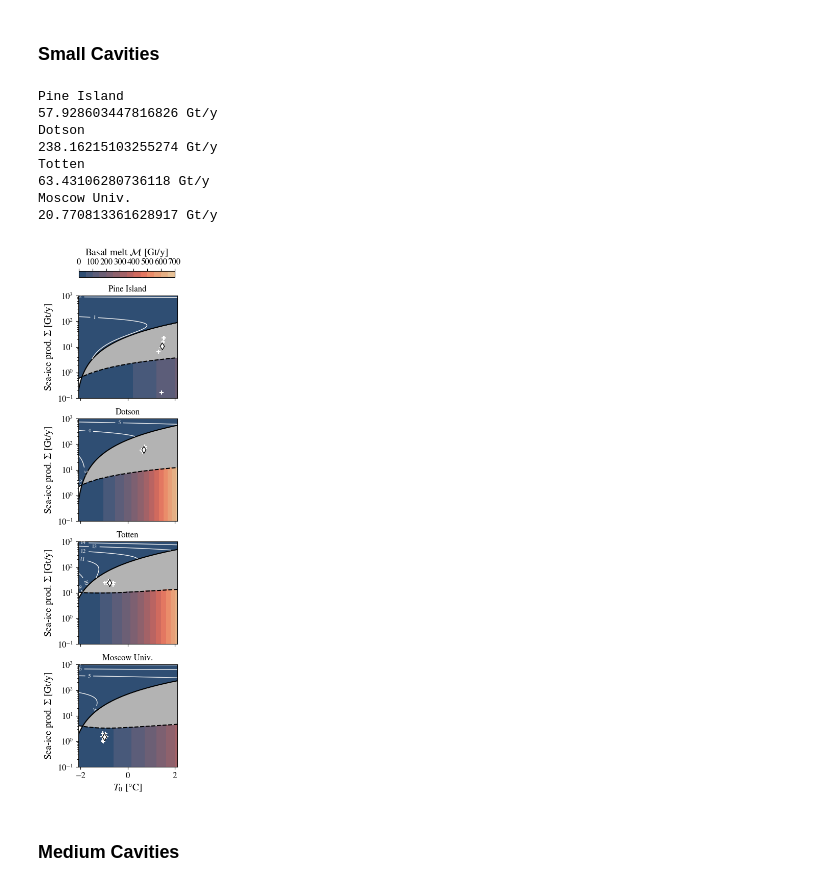
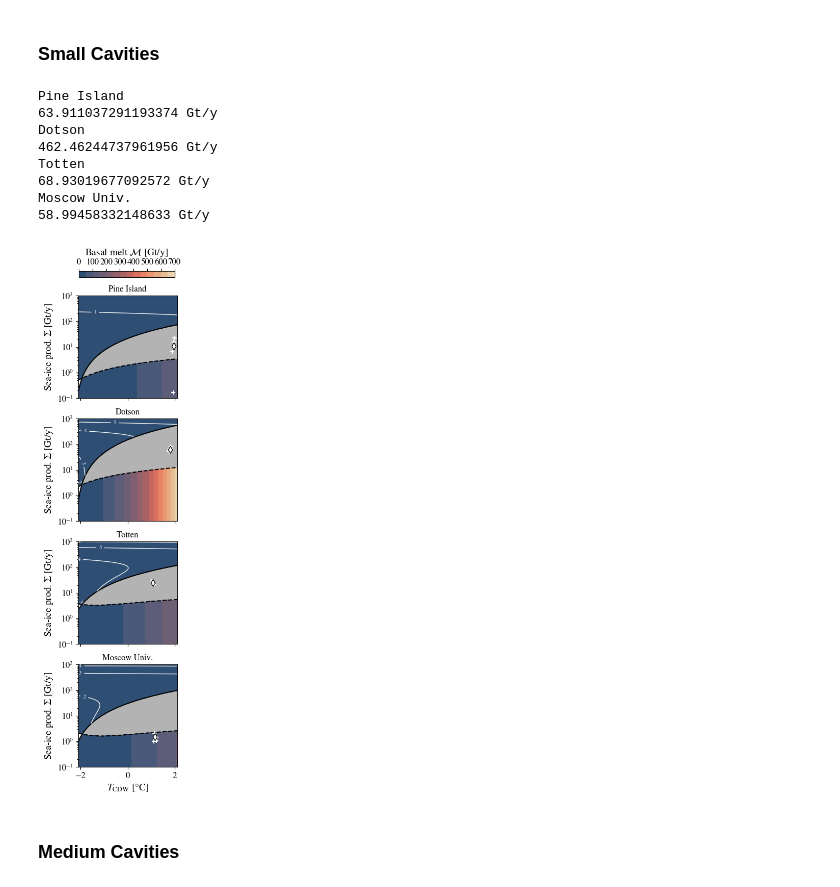
Before and after one commit to lsaddier/Low-Dimensionnal-Model-2025, a Jupyter notebook: SI/FigureS2.ipynb, the cells around one changed output. Saved outputs shown, nothing was run; the diff lists cells and outputs as text; code cells hidden in the pictures.

Commit message:
Reploting figures

```diff
--- a/SI/FigureS2.ipynb
+++ b/SI/FigureS2.ipynb
@@ -61,32 +68,8 @@ Gamma_used = 2e-5/q_used #m^-2
 # %%
 # Define reference properties and parameters
 
-#EOS
-T_star = 0 # °C  (PICO)
-S_star = 34 # PSU   (PICO)
-rho_star = 1033 # kg/m^3   (PICO)
-alpha = 7.5e-5 # /°C   (PICO)
-beta = 7.7e-4 # /PSU (PICO)
-
-def EOS(T,S):
-    return rho_star*(1-alpha*(T-T_star)+beta*(S-S_star))
-
-#Liquidus
-la = -0.0572 # °C/PSU   (PICO)
-lb = 0.0788 # °C   (PICO)
-lc = 7.59e-4 # °C/m   (PICO->Burgard)
-
-def liquidus(S,h):
-    return la*S+lb-lc*h
-
-#Water properties
-L = 3.34e5 # J/kg   (PICO)
-c_star = 3974 # J/kg/°C   (PICO)
-lambd = L/c_star # 84 K
-
 #Ice properties
 rho_i = 910 # kg/m^3   (PICO)
-nu = rho_i/rho_star #0.88
 
 #PICO parameters
 # Reese 2018
@@ -102,5 +85,5 @@ kappa_conv = 1e-3 # m/s
 #Polynia
 g = 20
 
-#AABW
-C2 = 4e6 #m^6/s/kg
+# non zero q_conv
+r = 0.
@@ -194,8 +97,8 @@ def find_nearest(array, value):
     idx = (np.abs(array - value)).argmin()
     return idx
 
-def bistable_size(bistable,T0_list,T0_ref,Ap_list):
-    idx = find_nearest(T0_list,T0_ref)
+def bistable_size(bistable,T_CDW_list,T_CDW_ref,Ap_list):
+    idx = find_nearest(T_CDW_list,T_CDW_ref)
     bist_arg = np.where(bistable[:,idx].mask == False)[0]
     Apbmin = Ap_list[bist_arg[0]]
     Apbmax = Ap_list[bist_arg[-1]]
@@ -366,34 +274,34 @@ def plot_column():
 # %%
 # Warning if computation take to much time, maybe the algotithm can't find some fixed point. Just launch it again because no convergence is tackle with a random walk exploration of the phase space
 np.random.seed(0) # this seed works well here
 
 index_list = [66,52,48,33]
 name_list = ['Pine Island', 'Dotson', 'Totten', 'Moscow Univ.']
 kmax = 4-1
-vmax = 800#Gt/y
+vmax = 750#Gt/y
 levels_c = np.arange(0,20,1)
-levels_d = np.arange(0,701,50)
+levels_d = np.arange(0,750,50)
 height_cbar = 0.01
 bottom_cbar = 0.91
 
-Gamma_used_list = [9.52380952e-11,4.00000000e-10,2.00000000e-10,2.00000000e-10] # /^-2
+Gamma_used_list = [8.69565217e-11,4.00000000e-10,8.00000000e-11,1.17647059e-10] # /^-2
 
 fig, ax = plt.subplots(4,1,figsize=(2.5,12),sharex=True, sharey=True,)
 
 plot_column()
 
-plt.savefig('Figures/FigureS2/FigureS2_small.pdf',format="pdf", bbox_inches = 'tight')
+plt.savefig('SI/Figures/FigureS2/FigureS2_small.pdf',format="pdf", bbox_inches = 'tight')
 plt.show()
 # %% [output]
 Pine Island
-57.928603447816826 Gt/y
+63.911037291193374 Gt/y
 Dotson
-238.16215103255274 Gt/y
+462.46244737961956 Gt/y
 Totten
-63.43106280736118 Gt/y
+68.93019677092572 Gt/y
 Moscow Univ.
-20.770813361628917 Gt/y
+58.99458332148633 Gt/y
-[figure, old version]
+[figure, new version]
 # %% [markdown]
 ### Medium Cavities
 # %%
```
Also changed, not shown: parts of 9 cells of this notebook, 15 other files.
